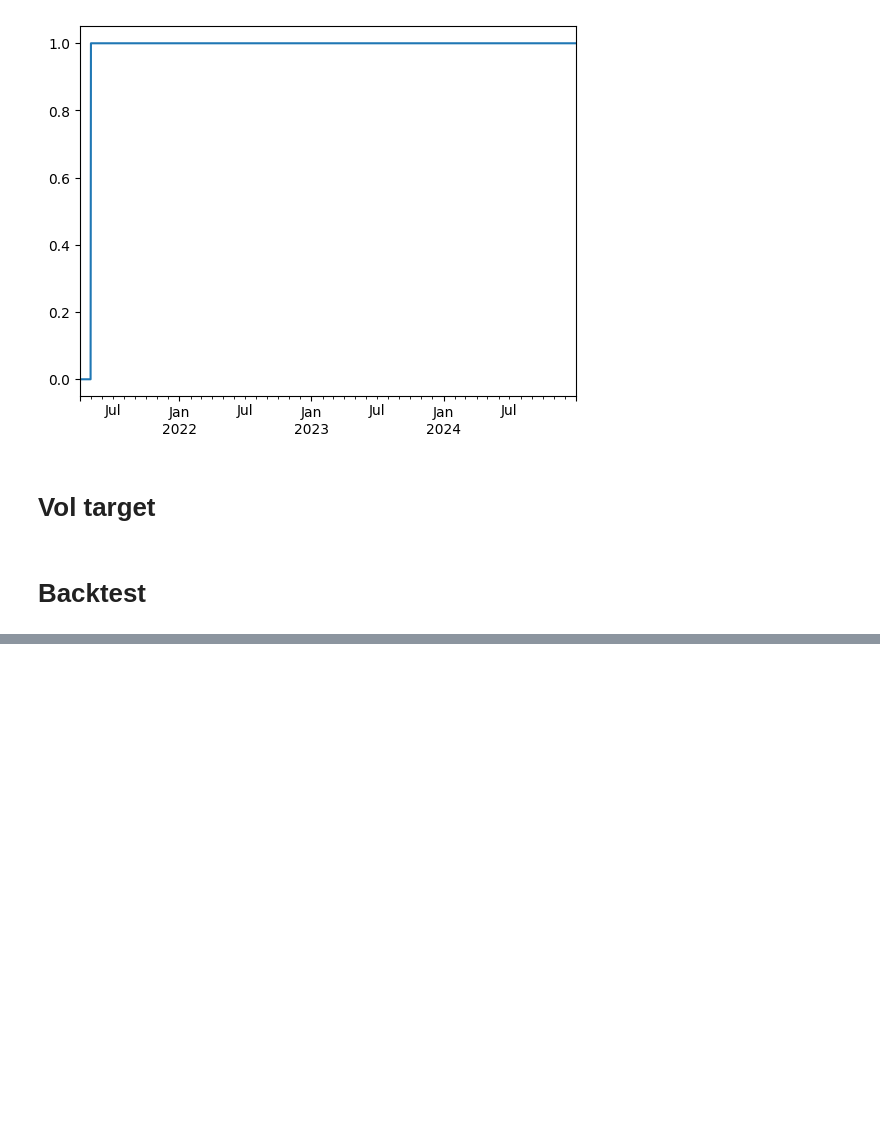
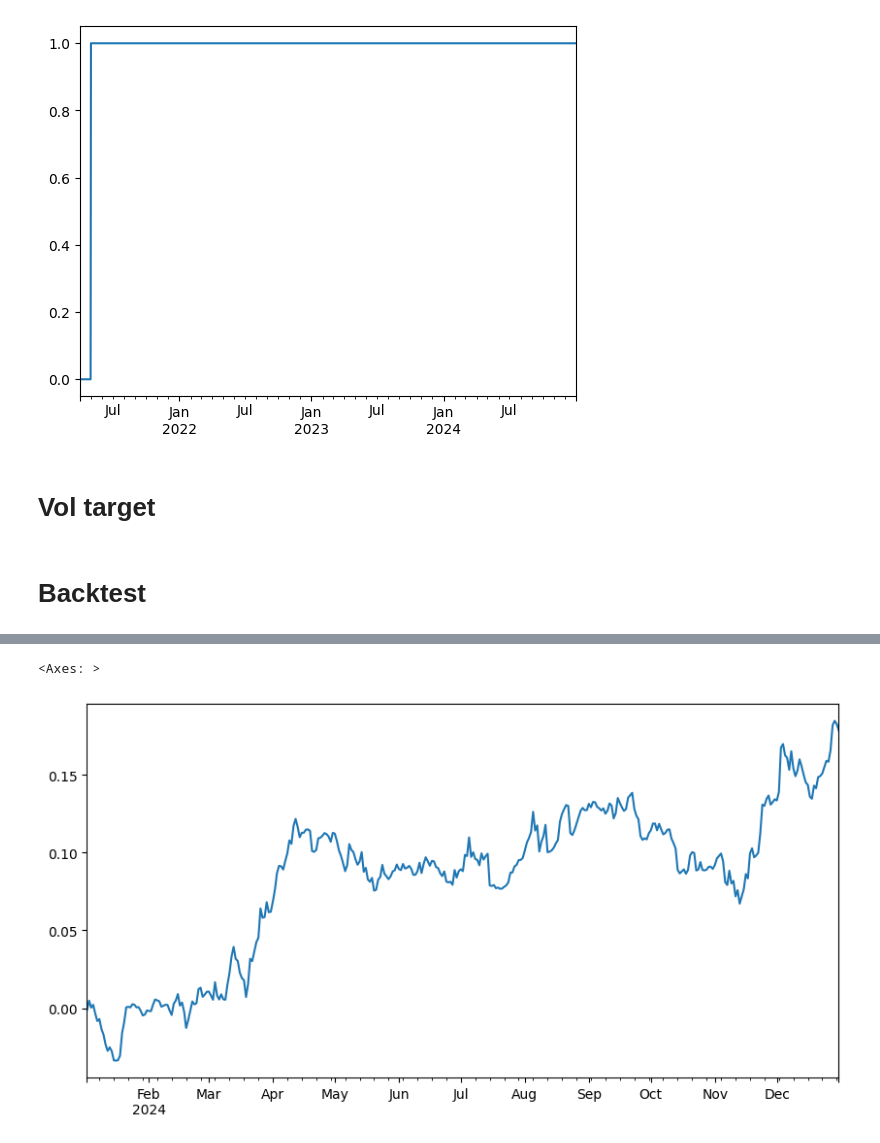
Before and after one commit to engineswap/strategy_manager, a Jupyter notebook: backtest_ols.ipynb, the cells around one changed output, grey strips where cells are left out. Cells and saved outputs as stored; diff of their text form; code cells hidden in the pictures; blank space fills up the shorter version.

```diff
--- a/backtest_ols.ipynb
+++ b/backtest_ols.ipynb
@@ -1080,0 +1087,7 @@ Average annual cost drag:          0.00 bp
+# %%
+rets_post_2024 = systls_tot_pnl_post_cost
+rets_post_2024 = rets_post_2024[rets_post_2024.index>'2024-01-01']
+(rets_post_2024).cumsum().plot(figsize=(10, 5))
+# %% [output]
+<Axes: >
+[figure, added]
```
Also changed, not shown: parts of 9 cells of this notebook, 6 other files.
